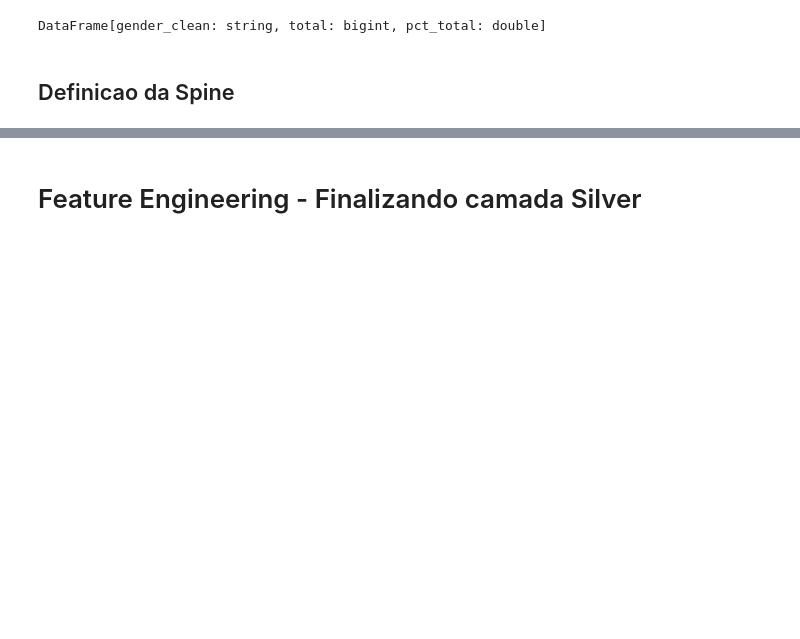
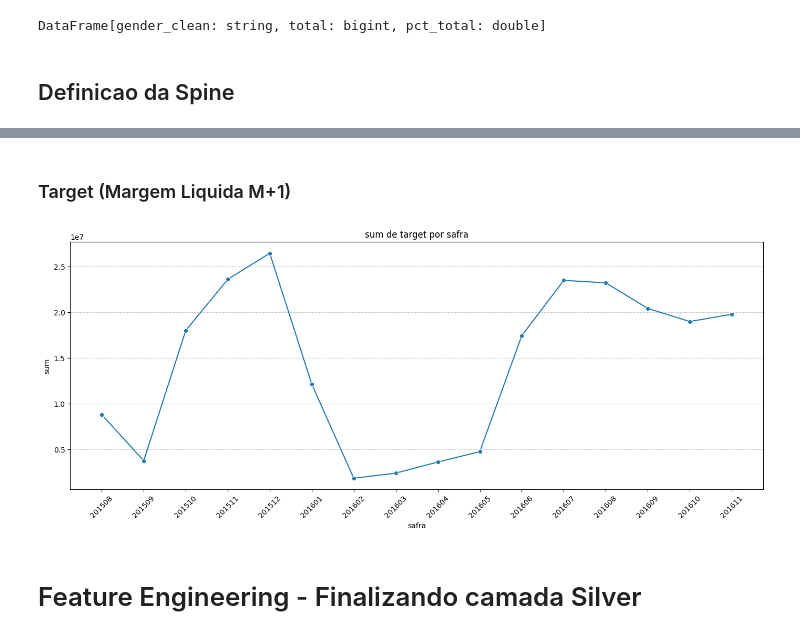
Before and after one commit to GuMauriz/datamaster, a Jupyter notebook: project.ipynb, the cells around one changed output, grey strips where cells are left out. Cells and saved outputs as stored; diff of their text form; code cells hidden in the pictures; blank space fills up the shorter version.

Commit message:
feat: finishing dataprep: spine and target

```diff
--- a/project.ipynb
+++ b/project.ipynb
@@ -3468,3 +3764,13 @@ DataFrame[gender_clean: string, total: bigint, pct_total: double]
+# %% [markdown]
+### Target (Margem Liquida M+1)
+# %%
+w = Window.partitionBy("msno").orderBy("safra")
+# Target: margem do mês seguinte
+df_base = df_base.withColumn("target", F.lead("margem_liquida_mensal", 1).over(w))
+# %%
+plot_tendencia_temporal(df_base, col_valor="target", aggregation="sum")
+# %% [output]
+[figure, added]
 # %% [markdown]
 # Feature Engineering - Finalizando camada Silver
 # %% [markdown]
```
Also changed, not shown: parts of 23 cells of this notebook.
